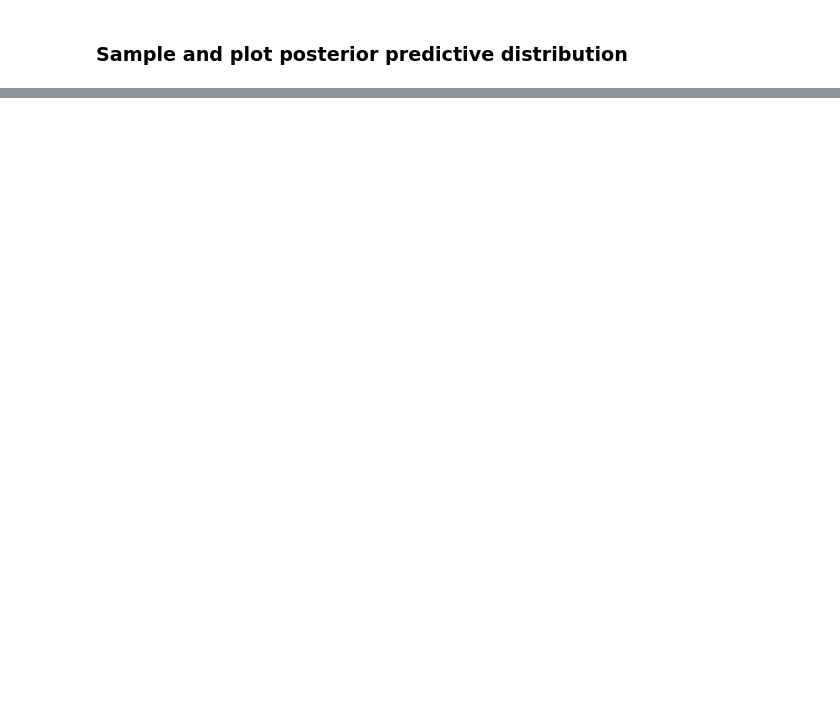
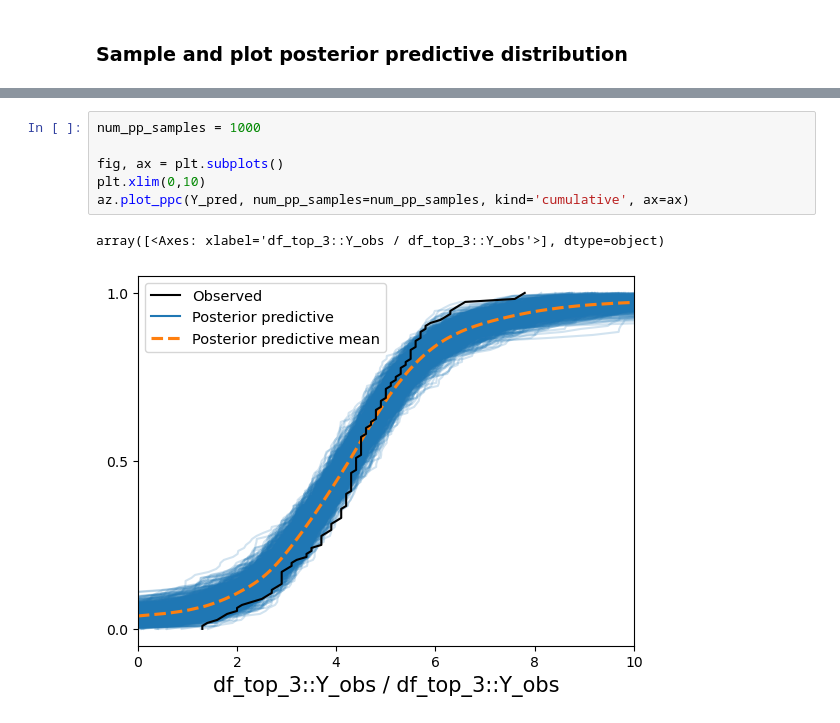
Before and after one commit to DaviGiordano/modeling-risk-infection, a Jupyter notebook: mcmc_with_metropolis_hastings_cauchy.ipynb, the cells around one changed output, grey strips where cells are left out. Saved outputs shown, nothing was run; the diff lists cells and outputs as text; blank space fills up the shorter version.

```diff
--- a/mcmc_with_metropolis_hastings_cauchy.ipynb
+++ b/mcmc_with_metropolis_hastings_cauchy.ipynb
@@ -183 +188,10 @@ Sampling: [df_top_5::Y_obs]
+# %%
+num_pp_samples = 1000
+
+fig, ax = plt.subplots()
+plt.xlim(0,10)
+az.plot_ppc(Y_pred, num_pp_samples=num_pp_samples, kind='cumulative', ax=ax)
+# %% [output]
+array([<Axes: xlabel='df_top_3::Y_obs / df_top_3::Y_obs'>], dtype=object)
+[figure, added]
 # %%
```
Also changed, not shown: parts of 12 cells of this notebook, 1 other file.
